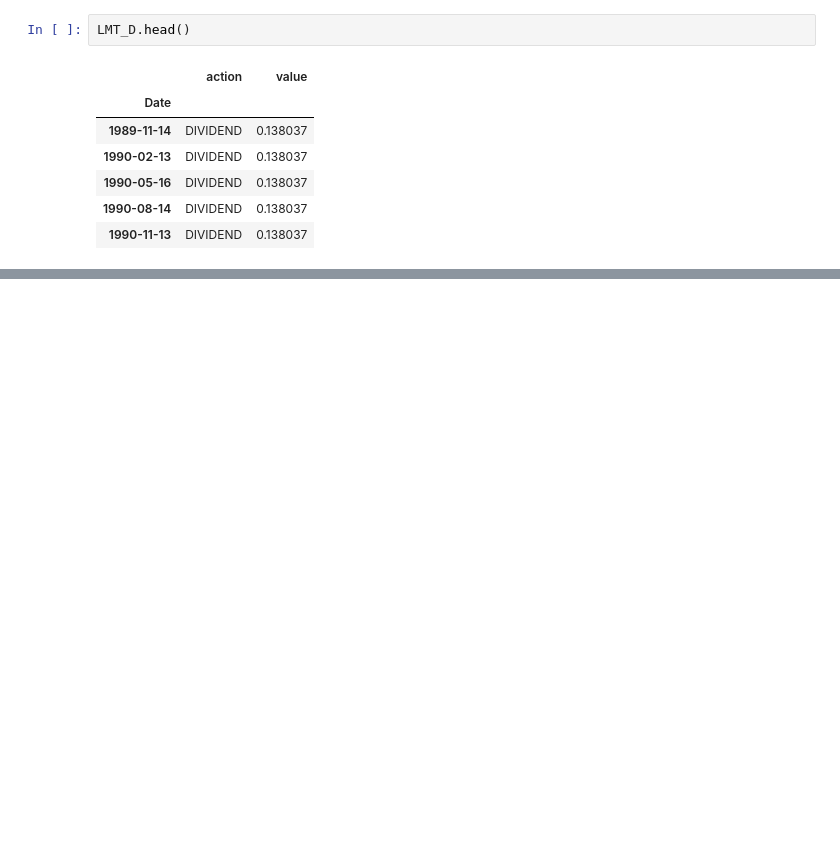
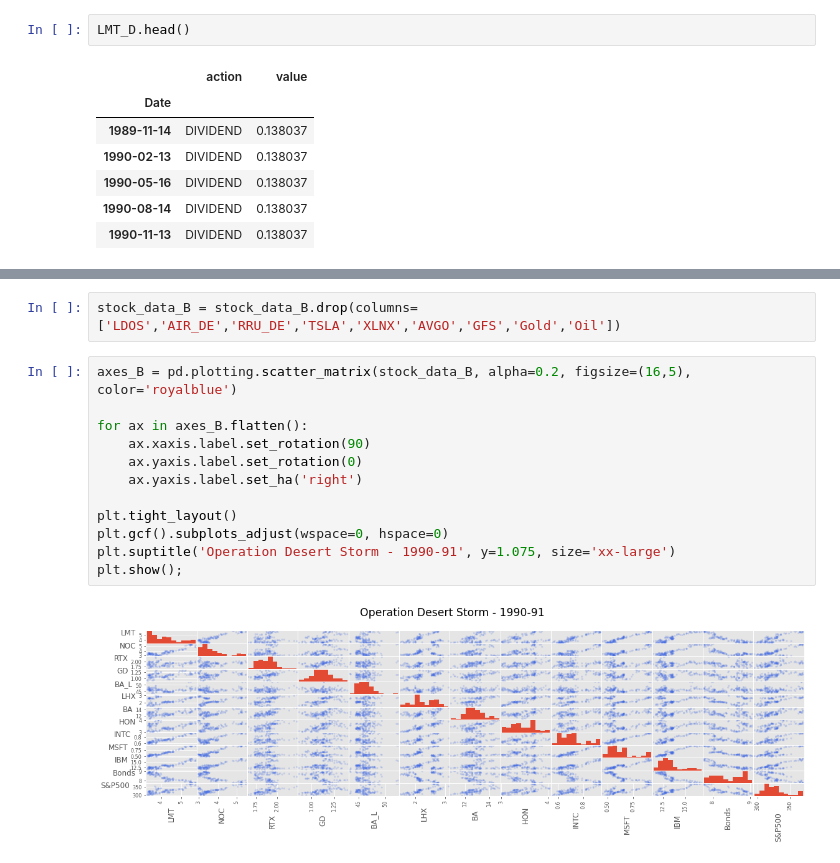
Before and after one commit to zchap40/Project1, a Jupyter notebook: Sadek_DefenseStocks_Project1.ipynb, the cells around one changed output, grey strips where cells are left out. Saved outputs shown, nothing was run; the diff lists cells and outputs as text; blank space fills up the shorter version.

```diff
--- a/Sadek_DefenseStocks_Project1.ipynb
+++ b/Sadek_DefenseStocks_Project1.ipynb
@@ -243,0 +361,16 @@ plt.show
+# %%
+stock_data_B = stock_data_B.drop(columns=['LDOS','AIR_DE','RRU_DE','TSLA','XLNX','AVGO','GFS','Gold','Oil'])
+# %%
+axes_B = pd.plotting.scatter_matrix(stock_data_B, alpha=0.2, figsize=(16,5), color='royalblue')
+
+for ax in axes_B.flatten():
+    ax.xaxis.label.set_rotation(90)
+    ax.yaxis.label.set_rotation(0)
+    ax.yaxis.label.set_ha('right')
+
+plt.tight_layout()
+plt.gcf().subplots_adjust(wspace=0, hspace=0)
+plt.suptitle('Operation Desert Storm - 1990-91', y=1.075, size='xx-large')
+plt.show();
+# %% [output]
+[figure, added]
```
Also changed, not shown: parts of 42 cells of this notebook.
